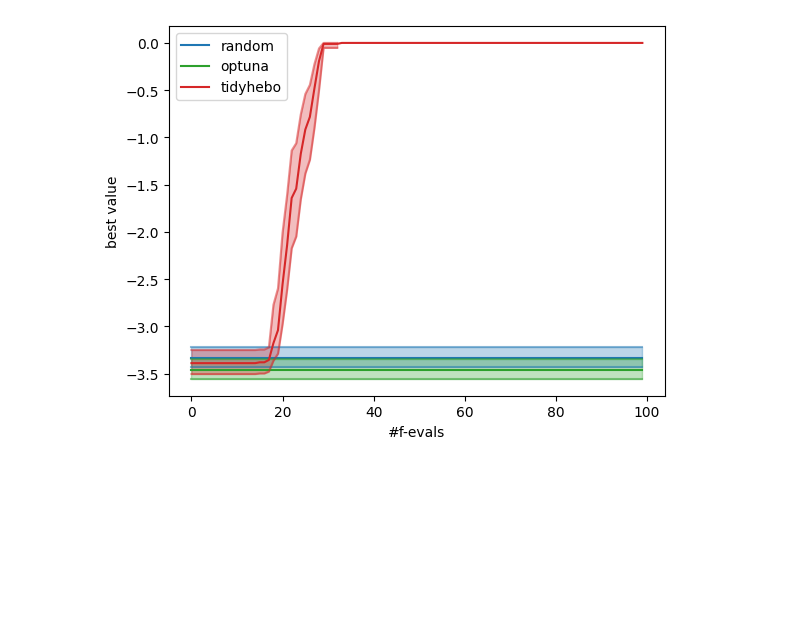
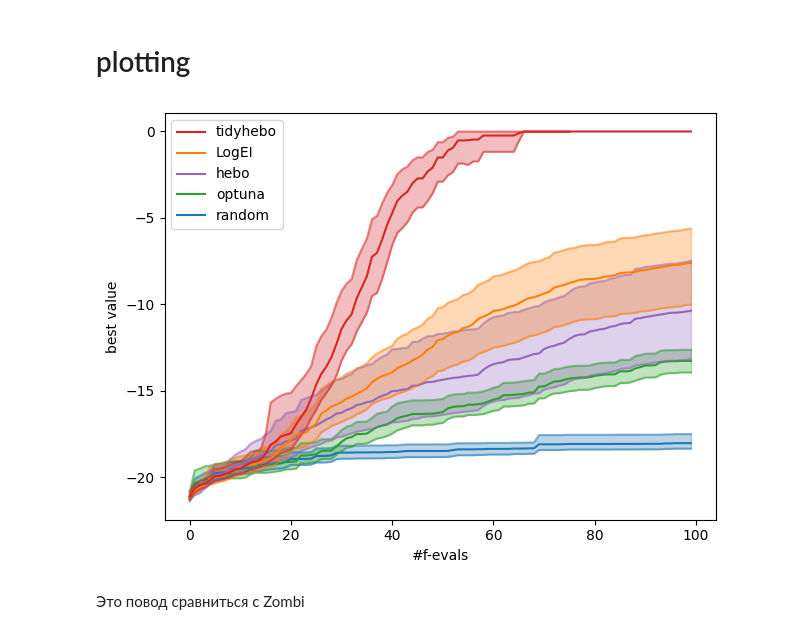
Before and after one commit to Ch-LZ/tidyhebo, a Jupyter notebook: example/synthetic_functions/ackley/ackley.ipynb, the cells around one changed output. Drawn from its saved outputs; the diff is of its cells as text; code cells hidden in the pictures; blank space fills up the shorter version.

Commit message:
[ res ] synthetic functions results changes

```diff
--- a/example/synthetic_functions/ackley/ackley.ipynb
+++ b/example/synthetic_functions/ackley/ackley.ipynb
@@ -26,0 +29,11 @@ def plot_selection_result(results, ax, budget=None, label=None, color=None):
+# %%
+import torch
+import numpy as np
+
+
+def get_res_p(_path):
+    arr = np.loadtxt(_path)
+    return get_res_o(arr)
+
+def get_res_o(arr):
+    return torch.from_numpy(arr).cummax(axis=-1).values.detach().numpy()
@@ -27,34 +132,46 @@ def plot_selection_result(results, ax, budget=None, label=None, color=None):
+# %% [markdown]
+# plotting
 # %%
 import numpy as np
 import torch
 
 # random res
-random_res = np.loadtxt("data/random.txt")
+random_res = get_res_p("data/random_A6_out.txt")
 
 # optuna
-optuna_res = np.loadtxt("data/optuna.txt")
+optuna_res = get_res_p("data/optuna_A6_out.txt")
 
 # hebo
-hebo_res = np.loadtxt("data/vanilla_hebo_A6.txt")
+hebo_res = get_res_p("data/vanilla_hebo_A6.txt")
 
 # tidyhebo
-tidyhebo_res = np.loadtxt("data/tidyhebo_A6.txt")
+tidyhebo_res = get_res_p("data/tidyhebo_A6_out.txt")
+# tidyhebo_res = get_res_p("tidyhebo2_A6_out_2.txt")
+
+# qlogei
+qlogei_res = get_res_p("data/qlogei_A6_out.txt")
 # %%
 import matplotlib.pyplot as plt
 
 ax = plt.gca()
 
-tr = lambda x: x
-# tr = lambda x: np.log10(optimization_got_max - x)
 
-plot_selection_result(tr(random_res), ax, budget=100, label="random", color="tab:blue")
-plot_selection_result(tr(optuna_res), ax, budget=100, label="optuna", color="tab:green")
-# plot_selection_result(tr(hebo_res), ax, budget=100, label="hebo", color="tab:purple")
-plot_selection_result(tr(tidyhebo_res), ax, budget=100, label="tidyhebo", color="tab:red")
+plot_selection_result(random_res, ax, budget=100, label="random", color="tab:blue")
+plot_selection_result(optuna_res, ax, budget=100, label="optuna", color="tab:green")
+plot_selection_result(hebo_res, ax, budget=100, label="hebo", color="tab:purple")
+plot_selection_result(qlogei_res, ax, budget=100, label="LogEI", color="tab:orange")
+plot_selection_result(tidyhebo_res, ax, budget=100, label="tidyhebo", color="tab:red")
+
+
 
 ax.set_xlabel("#f-evals")
 ax.set_ylabel("best value")
 
-ax.legend();
+ax.figure.tight_layout()
+
+handles, labels = ax.get_legend_handles_labels()
+ax.legend(reversed(handles), reversed(labels));
 # %% [output]
-[figure, old version]
+[figure, new version]
+# %% [markdown]
+Это повод сравниться с Zombi
```
Also changed, not shown: parts of 4 cells of this notebook, 29 other files.
